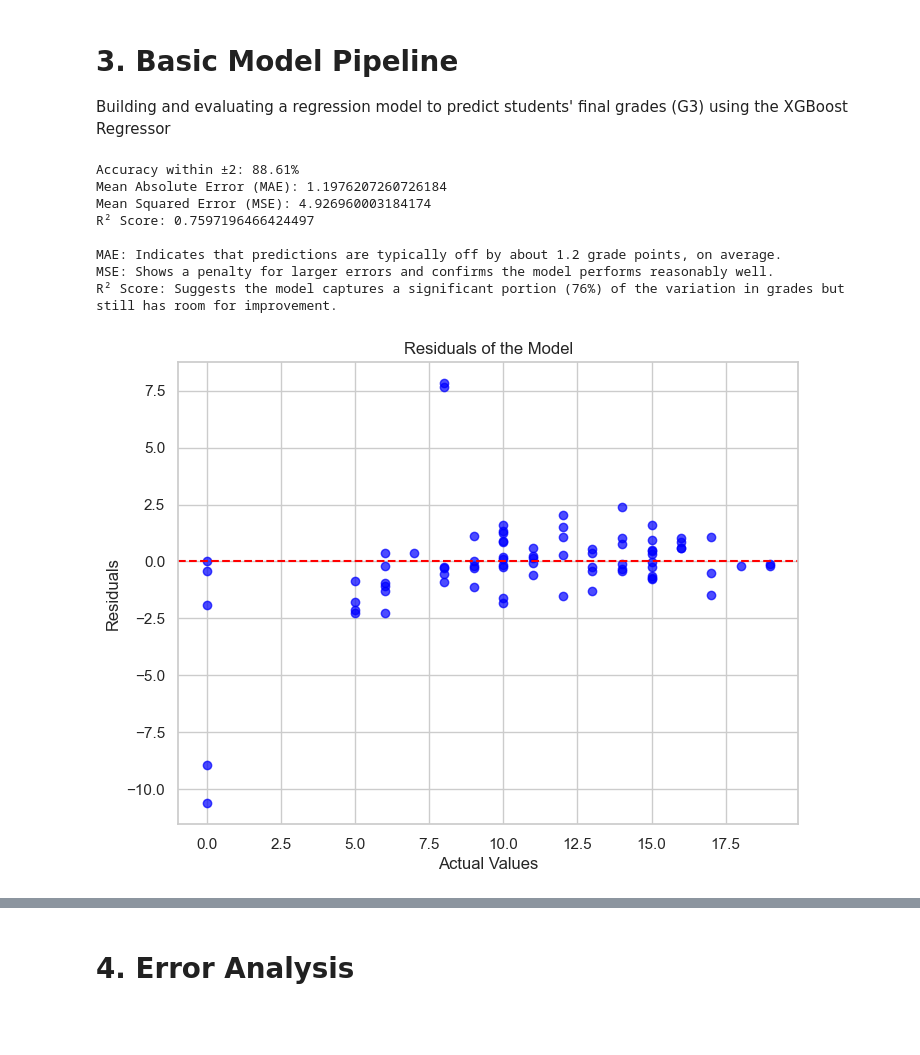
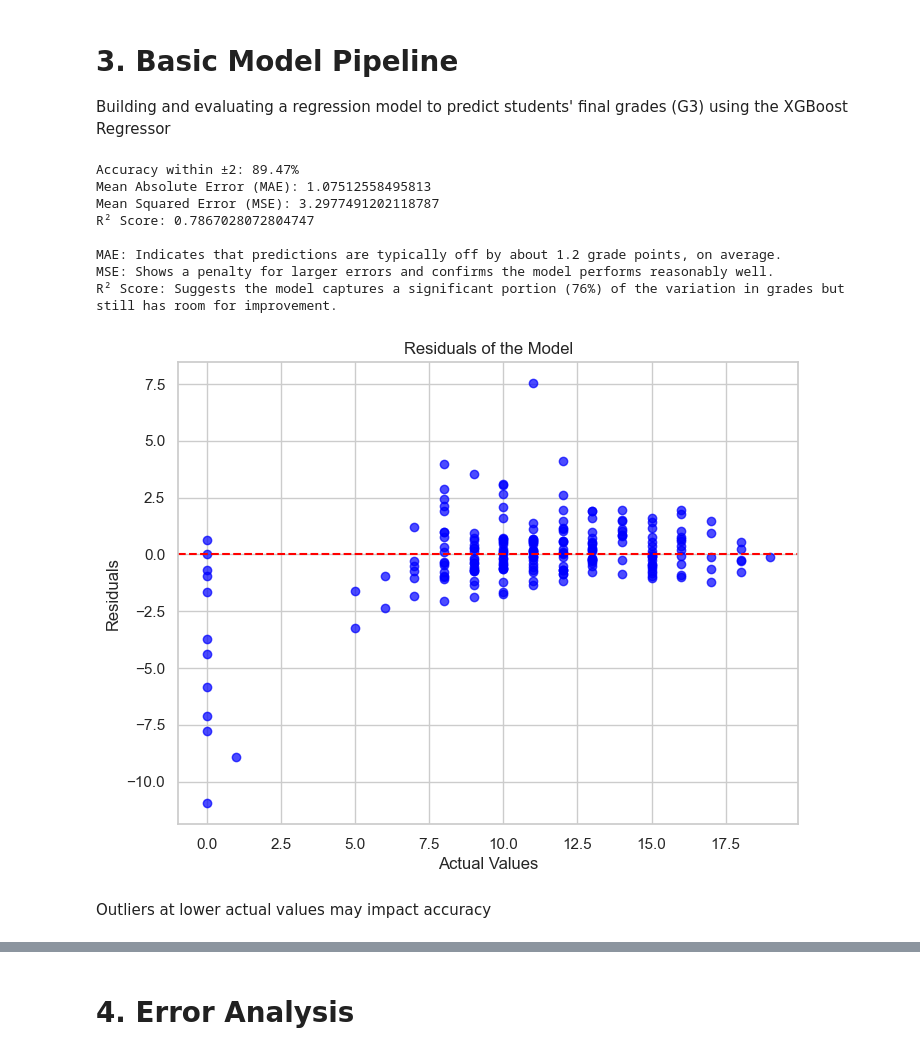
Before and after one commit to yuvalSaadati/Student-Performance, a Jupyter notebook: visualization.ipynb, the cells around one changed output, grey strips where cells are left out. Saved outputs shown, nothing was run; the diff lists cells and outputs as text; code cells hidden in the pictures; blank space fills up the shorter version.

```diff
--- a/visualization.ipynb
+++ b/visualization.ipynb
@@ -24,3 +24,10 @@ Number of rows in mat file: 395
 Number of attributes (columns) in mat file: 33
 Number of rows in por file: 649
 Number of attributes (columns) in por file: 33
+# %%
+# Reset the index of each DataFrame before concatenation
+student_mat.reset_index(drop=True, inplace=True)
+student_por.reset_index(drop=True, inplace=True)
+
+# Concatenate the DataFrames
+df = pd.concat([student_mat, student_por], ignore_index=True)
@@ -29,21 +68,15 @@ import pandas as pd
 import matplotlib.pyplot as plt
 from sklearn.preprocessing import LabelEncoder
 
-# File paths for data (adjust paths if needed)
-mat_file_path = "./data/student-mat.csv"
-por_file_path = "./data/student-por.csv"
-
-# Reading the CSV files
-student_mat = pd.read_csv(mat_file_path, sep=';')
-student_por = pd.read_csv(por_file_path, sep=';')
 student_mat_mapping = student_mat
 student_por_mapping = student_por
 
-categorical_columns = student_mat.select_dtypes(include='object').columns
+categorical_columns = df.select_dtypes(include='object').columns
 for col in categorical_columns:
     le = LabelEncoder()
     student_mat_mapping[col] = le.fit_transform(student_mat[col])
     student_por_mapping[col] =  le.fit_transform(student_por_mapping[col])
+    df[col] = le.fit_transform(df[col])
     mapping = dict(zip(le.classes_, range(len(le.classes_))))
     print(f"Mapping: {col}", mapping)
 
@@ -222,17 +286,9 @@ from xgboost import XGBRegressor
 from sklearn.preprocessing import LabelEncoder
 
 # Prepare the data
-X = student_mat.drop(columns=['G3'])  # Features
-y = student_mat['G3']  # Target
-
-# Encode categorical variables
-categorical_columns = X.select_dtypes(include='object').columns
-for col in categorical_columns:
-    le = LabelEncoder()
-    X[col] = le.fit_transform(X[col])
-    student_mat[col] =  le.fit_transform(X[col])
-    mapping = dict(zip(le.classes_, range(len(le.classes_))))
-    print(f"Mapping: {col}", mapping)
+# Filter out rows where 'absences' is 0 and 'G3' is 0
+X = df.drop(columns=['G3'])  # Features
+y = df['G3']  # Target
 
 # Train-test split
 X_train, X_test, y_train, y_test = train_test_split(X, y, test_size=0.2, random_state=42)
@@ -261,35 +317,37 @@ print("""
 MAE: Indicates that predictions are typically off by about 1.2 grade points, on average.
 MSE: Shows a penalty for larger errors and confirms the model performs reasonably well.
 R² Score: Suggests the model captures a significant portion (76%) of the variation in grades but still has room for improvement.
 """)
 # Visualize residuals
 import matplotlib.pyplot as plt
 residuals = y_test - y_pred
 plt.figure(figsize=(8, 6))
 plt.scatter(y_test, residuals, alpha=0.7, color='blue')
 plt.axhline(0, color='red', linestyle='--')
 plt.title('Residuals of the Model')
 plt.xlabel('Actual Values')
 plt.ylabel('Residuals')
 plt.show()
 # Extract feature importance
 import pandas as pd
 
 feature_importances = model.feature_importances_
 feature_names = X.columns
 
 # Create a DataFrame for better readability
 importance_df = pd.DataFrame({
     "Feature": feature_names,
     "Importance": feature_importances
 }).sort_values(by="Importance", ascending=False)
 # %% [output]
-Accuracy within ±2: 88.61%
-Mean Absolute Error (MAE): 1.1976207260726184
-Mean Squared Error (MSE): 4.926960003184174
-R² Score: 0.7597196466424497
+Accuracy within ±2: 89.47%
+Mean Absolute Error (MAE): 1.07512558495813
+Mean Squared Error (MSE): 3.2977491202118787
+R² Score: 0.7867028072804747
 
 MAE: Indicates that predictions are typically off by about 1.2 grade points, on average.
 MSE: Shows a penalty for larger errors and confirms the model performs reasonably well.
 R² Score: Suggests the model captures a significant portion (76%) of the variation in grades but still has room for improvement.
-[figure, old version]
+[figure, new version]
+# %% [markdown]
+Outliers at lower actual values may impact accuracy
```
Also changed, not shown: parts of 49 cells of this notebook.
